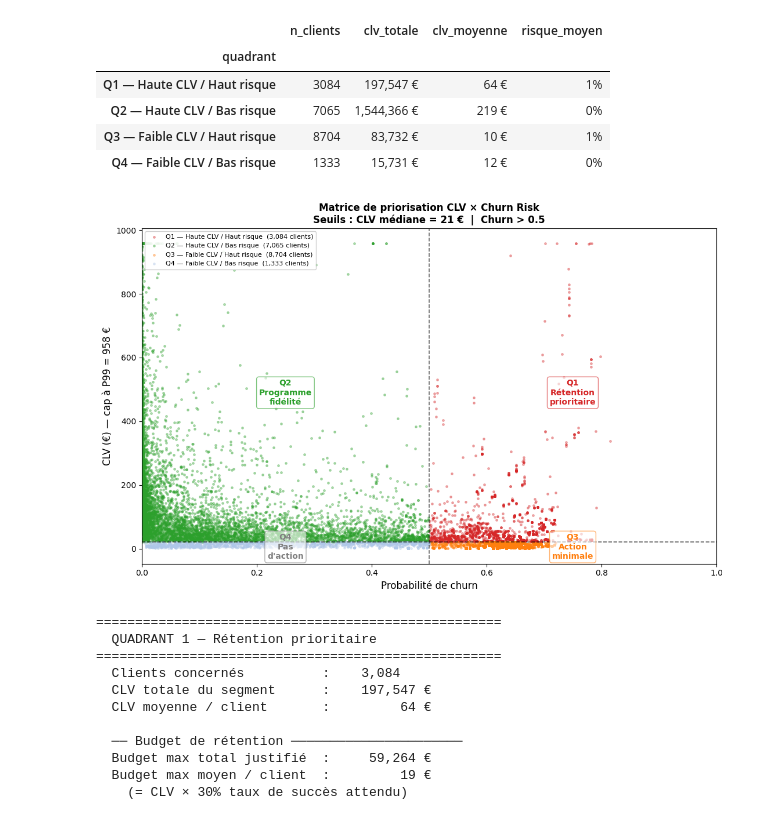
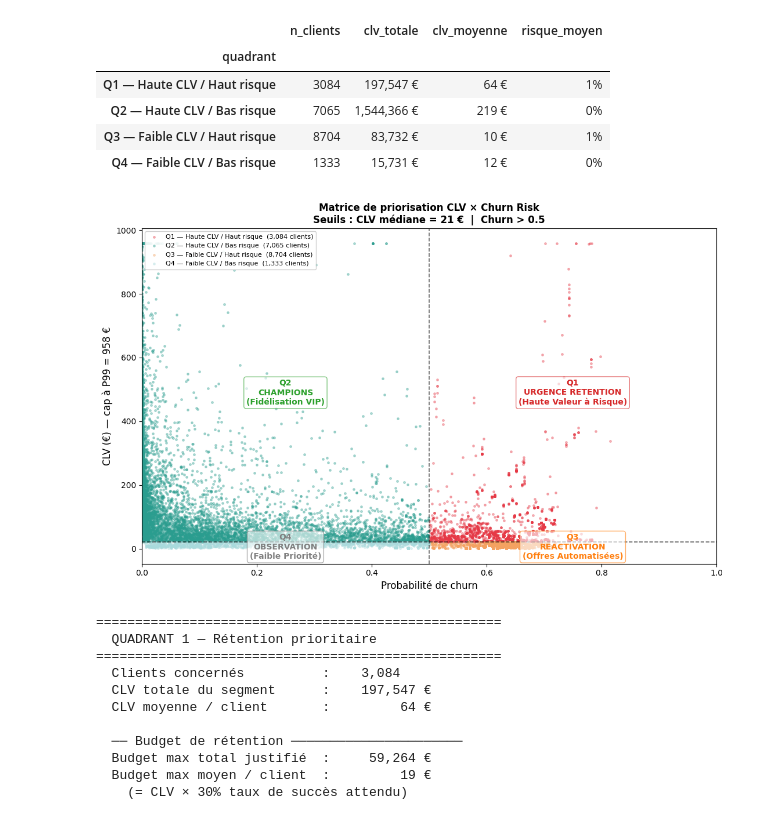
Before and after one commit to fds-imane/Data_Marketing, a Jupyter notebook: data_marketing_part_4.ipynb, the cells around one changed output. Cells and saved outputs as stored; diff of their text form; code cells hidden in the pictures.

```diff
--- a/data_marketing_part_4.ipynb
+++ b/data_marketing_part_4.ipynb
@@ -912,10 +912,10 @@ summary
 | Q4 — Faible CLV / Bas risque | 1333 | 15,731 € | 12 € | 0% |
 # %%
 COLORS = {
-    'Q1 — Haute CLV / Haut risque' : '#d62728',
-    'Q2 — Haute CLV / Bas risque'  : '#2ca02c',
-    'Q3 — Faible CLV / Haut risque': '#ff7f0e',
-    'Q4 — Faible CLV / Bas risque' : '#aec7e8',
+    'Q1 — Haute CLV / Haut risque' : '#E63946',
+    'Q2 — Haute CLV / Bas risque'  : '#2A9D8F',
+    'Q3 — Faible CLV / Haut risque': '#F4A261',
+    'Q4 — Faible CLV / Bas risque' : '#A8DADC',
 }
 
 clv_cap = df_scores['clv'].quantile(0.99)
@@ -928,38 +928,38 @@ for quad, color in COLORS.items():
     mask = df_plot['quadrant'] == quad
     n = mask.sum()
     ax.scatter(
         df_plot.loc[mask, 'churn_proba'],
         df_plot.loc[mask, 'clv_plot'],
         c=color, alpha=0.35, s=6,
         label=f'{quad}  ({n:,} clients)'
     )
 
 ax.axvline(CHURN_SEUIL, color='black', linestyle='--', linewidth=1.2, alpha=0.6)
 ax.axhline(CLV_SEUIL,   color='black', linestyle='--', linewidth=1.2, alpha=0.6)
 
 mid_high_clv = (CLV_SEUIL + clv_cap) / 2
 mid_low_clv  = CLV_SEUIL * 0.25
 for x_pos, y_pos, label, color in [
-    (0.75, mid_high_clv, 'Q1\nRétention\nprioritaire', '#d62728'),
-    (0.25, mid_high_clv, 'Q2\nProgramme\nfidélité',   '#2ca02c'),
-    (0.75, mid_low_clv,  'Q3\nAction\nminimale',       '#ff7f0e'),
-    (0.25, mid_low_clv,  'Q4\nPas\nd\'action',         '#7f7f7f'),
+    (0.75, mid_high_clv, 'Q1\nURGENCE RETENTION\n(Haute Valeur à Risque)', '#d62728'),
+    (0.25, mid_high_clv, 'Q2\nCHAMPIONS\n(Fidélisation VIP)',   '#2ca02c'),
+    (0.75, mid_low_clv,  'Q3\nREACTIVATION\n(Offres Automatisées)',       '#ff7f0e'),
+    (0.25, mid_low_clv,  'Q4\nOBSERVATION\n(Faible Priorité)',         '#7f7f7f'),
 ]:
     ax.text(x_pos, y_pos, label, ha='center', va='center',
             fontsize=10, fontweight='bold', color=color,
             bbox=dict(boxstyle='round,pad=0.3', fc='white', alpha=0.6, ec=color))
 
 ax.set_xlabel('Probabilité de churn', fontsize=12)
 ax.set_ylabel(f'CLV (€) — cap à P99 = {clv_cap:.0f} €', fontsize=12)
 ax.set_title('Matrice de priorisation CLV × Churn Risk\n'
              f'Seuils : CLV médiane = {CLV_SEUIL:.0f} €  |  Churn > {CHURN_SEUIL}',
              fontsize=12, fontweight='bold')
 ax.legend(loc='upper left', fontsize=8, framealpha=0.9)
 ax.set_xlim(0, 1)
 plt.tight_layout()
 plt.show()
 # %% [output]
-[figure, old version]
+[figure, new version]
 # %%
 TAUX_SUCCES       = 0.30
 TAUX_RECONVERSION = 0.20
```
Also changed, not shown: parts of 4 cells of this notebook.
